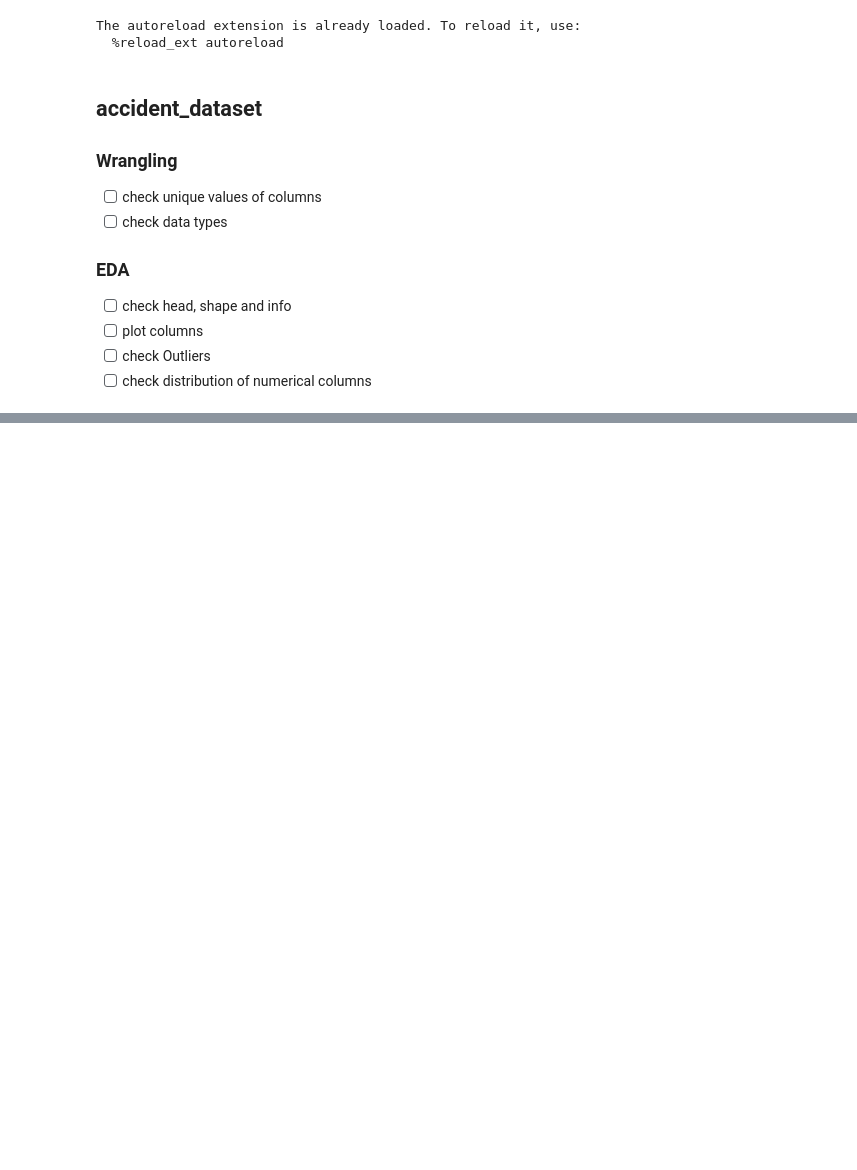
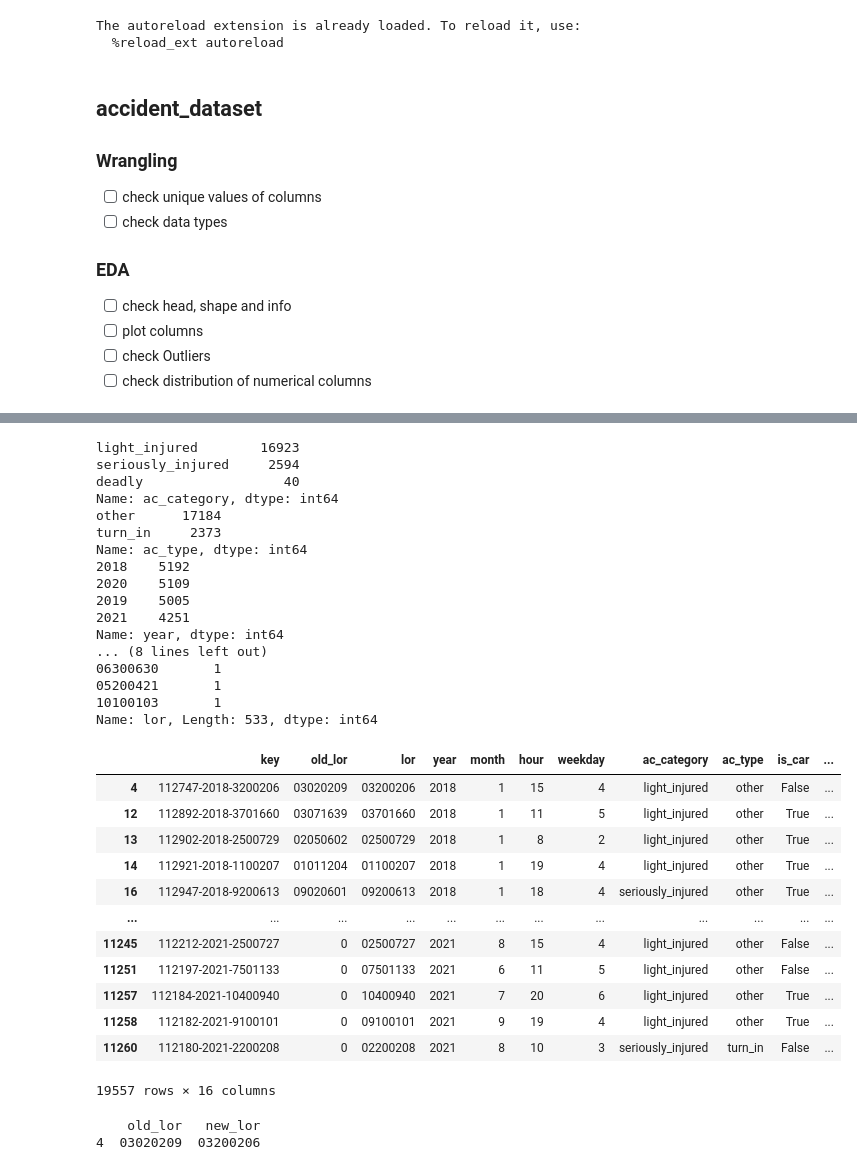
Before and after one commit to domenicsawatzki/IH_project_mid-term, a Jupyter notebook: src/data_wrangling_and_eda.ipynb, the cells around one changed output, grey strips where cells are left out. Saved outputs shown, nothing was run; the diff lists cells and outputs as text; code cells hidden in the pictures; blank space fills up the shorter version.

```diff
--- a/src/data_wrangling_and_eda.ipynb
+++ b/src/data_wrangling_and_eda.ipynb
@@ -103,0 +122,74 @@ pr.plot_discrete_var(plot_df)
+# %%
+
+cyclist_df['ac_category'] = cyclist_df['ac_category'].replace({1:'deadly', 2:'seriously_injured', 3:'light_injured' })
+cyclist_df['ac_type'] = np.where(cyclist_df['ac_type'].isin([1, 4, 5, 6, 7, 8, 9, 0]), 'other', 'turn_in')
+
+print(cyclist_df.ac_category.value_counts())
+print(cyclist_df.ac_type.value_counts())
+print(cyclist_df.year.value_counts())
+print(cyclist_df.lor.value_counts())
+
+
+city_center = (52.51916459, 13.405665044)
+
+# https://www.section.io/engineering-education/using-geopy-to-calculate-the-distance-between-two-points/
+# !pip install geopy
+from geopy.distance import geodesic as GD
+
+
+def get_distance(row):
+    latitude = row['latitude']
+    longitude = row['longitude']
+    point = (latitude, longitude)
+    city_center = (52.51916459, 13.405665044)
+    distance = GD(point, city_center).km
+    return distance
+
+cyclist_df['distance_to_CC'] = cyclist_df.apply(get_distance, axis =1)
+cyclist_df
+# %% [output]
+light_injured        16923
+seriously_injured     2594
+deadly                  40
+Name: ac_category, dtype: int64
+other      17184
+turn_in     2373
+Name: ac_type, dtype: int64
+2018    5192
+2020    5109
+2019    5005
+2021    4251
+Name: year, dtype: int64
+... (8 lines left out)
+06300630       1
+05200421       1
+10100103       1
+Name: lor, Length: 533, dtype: int64
+|  | key | old_lor | lor | year | month | hour | weekday | ac_category | ac_type | is_car | ... |
+| 4 | 112747-2018-3200206 | 03020209 | 03200206 | 2018 | 1 | 15 | 4 | light_injured | other | False | ... |
+| 12 | 112892-2018-3701660 | 03071639 | 03701660 | 2018 | 1 | 11 | 5 | light_injured | other | True | ... |
+| 13 | 112902-2018-2500729 | 02050602 | 02500729 | 2018 | 1 | 8 | 2 | light_injured | other | True | ... |
+| 14 | 112921-2018-1100207 | 01011204 | 01100207 | 2018 | 1 | 19 | 4 | light_injured | other | True | ... |
+| 16 | 112947-2018-9200613 | 09020601 | 09200613 | 2018 | 1 | 18 | 4 | seriously_injured | other | True | ... |
+| ... | ... | ... | ... | ... | ... | ... | ... | ... | ... | ... | ... |
+| 11245 | 112212-2021-2500727 | 0 | 02500727 | 2021 | 8 | 15 | 4 | light_injured | other | False | ... |
+| 11251 | 112197-2021-7501133 | 0 | 07501133 | 2021 | 6 | 11 | 5 | light_injured | other | False | ... |
+| 11257 | 112184-2021-10400940 | 0 | 10400940 | 2021 | 7 | 20 | 6 | light_injured | other | True | ... |
+| 11258 | 112182-2021-9100101 | 0 | 09100101 | 2021 | 9 | 19 | 4 | light_injured | other | True | ... |
+| 11260 | 112180-2021-2200208 | 0 | 02200208 | 2021 | 8 | 10 | 3 | seriously_injured | turn_in | False | ... |
+19557 rows × 16 columns
+# %%
+temp_table = cyclist_df[['old_lor', 'lor']]
+temp_table.columns = ['old_lor', 'new_lor']
+temp_table = temp_table.loc[temp_table['old_lor'] != '0']
+temp_table = temp_table.drop_duplicates(subset=['old_lor'])
+temp_table
+
+final_df = pd.merge(cyclist_df, temp_table, on = 'old_lor', how = 'left')
+final_df
+
+
+print(temp_table[temp_table['old_lor'] == '03020209'])
+# %% [output]
+    old_lor   new_lor
+4  03020209  03200206
```
Also changed, not shown: parts of 10 cells of this notebook, 24 other files.
